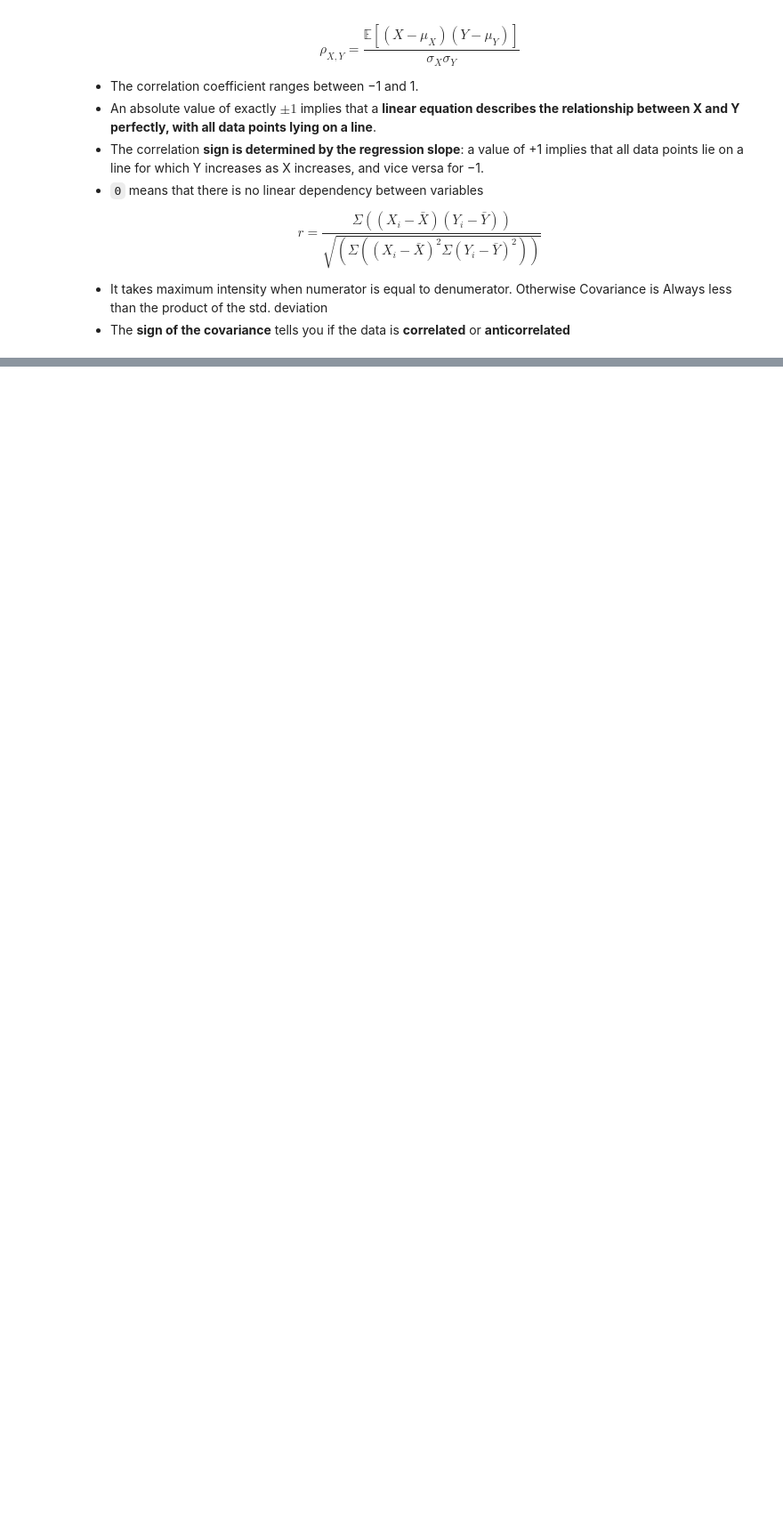
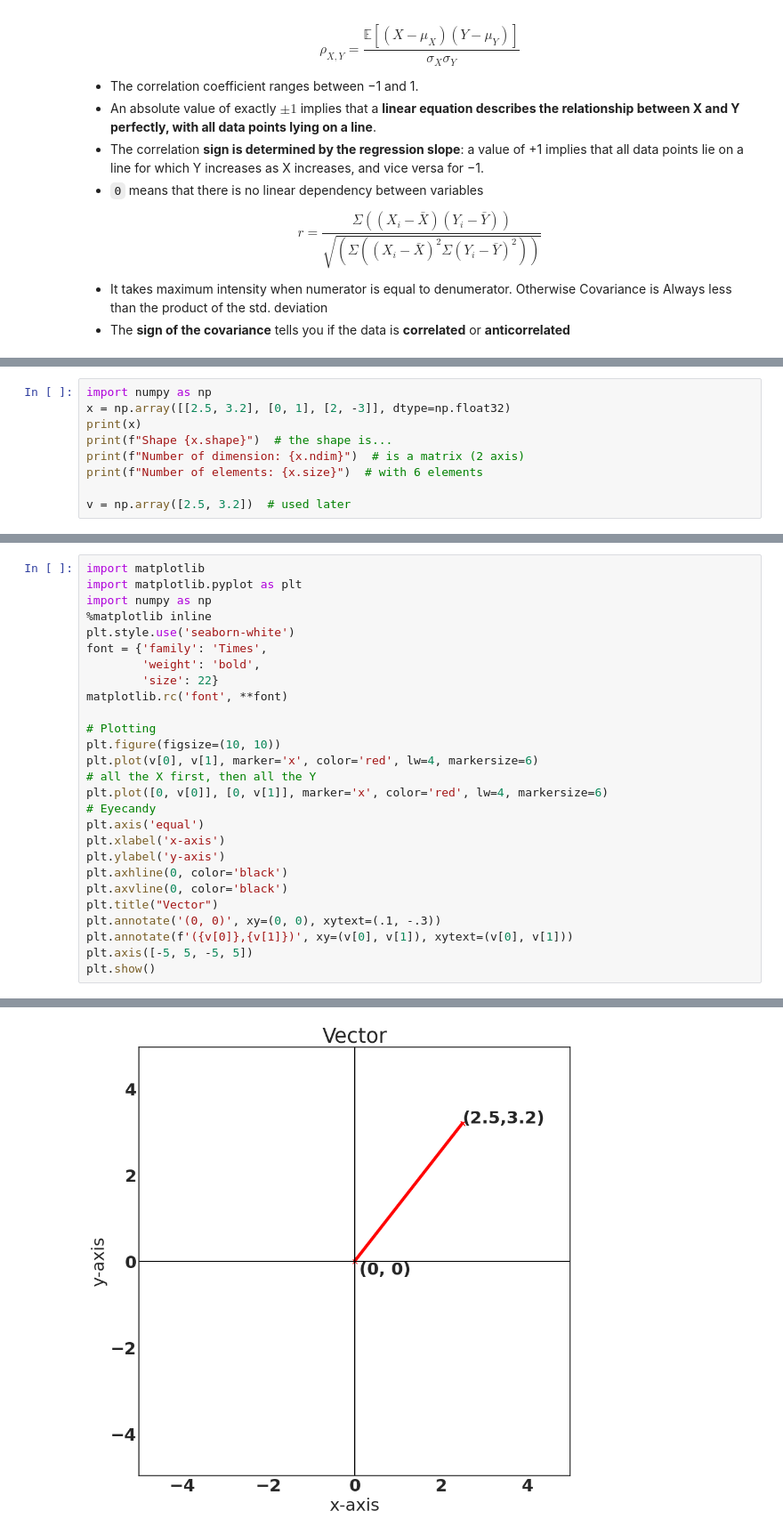
Before and after one commit to xGodlike0/AI-ML-Unit-2-GODLIKE, a Jupyter notebook: AA2223/course/ALL-IN-ONE/ML-bible.ipynb, the cells around one changed output, grey strips where cells are left out. Shown: that part at 89% size. Saved outputs shown, nothing was run; the diff lists cells and outputs as text; blank space fills up the shorter version.

```diff
--- a/AA2223/course/ALL-IN-ONE/ML-bible.ipynb
+++ b/AA2223/course/ALL-IN-ONE/ML-bible.ipynb
@@ -257,0 +308,9 @@ Esistono diversi algoritmi di clustering, come il k-means, il DBSCAN, il cluster
+# %%
+import numpy as np
+x = np.array([[2.5, 3.2], [0, 1], [2, -3]], dtype=np.float32)
+print(x)
+print(f"Shape {x.shape}")  # the shape is...
+print(f"Number of dimension: {x.ndim}")  # is a matrix (2 axis)
+print(f"Number of elements: {x.size}")  # with 6 elements
+
+v = np.array([2.5, 3.2])  # used later
@@ -257,0 +328,28 @@ Esistono diversi algoritmi di clustering, come il k-means, il DBSCAN, il cluster
+# %%
+import matplotlib
+import matplotlib.pyplot as plt
+import numpy as np
+%matplotlib inline
+plt.style.use('seaborn-white')
+font = {'family': 'Times',
+        'weight': 'bold',
+        'size': 22}
+matplotlib.rc('font', **font)
+
+# Plotting
+plt.figure(figsize=(10, 10))
+plt.plot(v[0], v[1], marker='x', color='red', lw=4, markersize=6)
+# all the X first, then all the Y
+plt.plot([0, v[0]], [0, v[1]], marker='x', color='red', lw=4, markersize=6)
+# Eyecandy
+plt.axis('equal')
+plt.xlabel('x-axis')
+plt.ylabel('y-axis')
+plt.axhline(0, color='black')
+plt.axvline(0, color='black')
+plt.title("Vector")
+plt.annotate('(0, 0)', xy=(0, 0), xytext=(.1, -.3))
+plt.annotate(f'({v[0]},{v[1]})', xy=(v[0], v[1]), xytext=(v[0], v[1]))
+plt.axis([-5, 5, -5, 5])
+plt.show()
+# %% [output]
@@ -257,0 +359 @@ Esistono diversi algoritmi di clustering, come il k-means, il DBSCAN, il cluster
+[figure, added]
```
Also changed, not shown: parts of 23 cells of this notebook.
